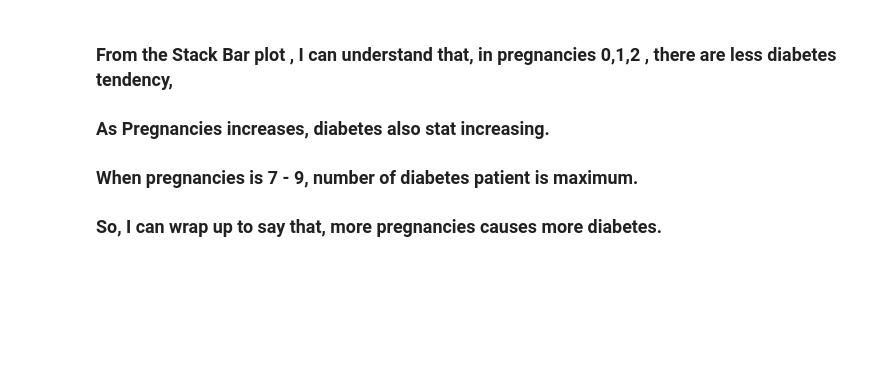
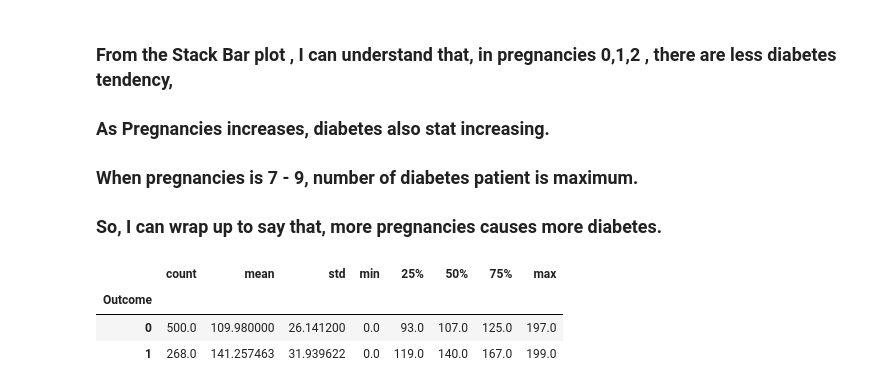
Before and after one commit to dinislamweb/diabetics-prediction-, a Jupyter notebook: diabetes_updated.ipynb, the cells around one changed output. Cells and saved outputs as stored; diff of their text form; code cells hidden in the pictures; blank space fills up the shorter version.

Commit message:
glucose vs outcome description added

```diff
--- a/diabetes_updated.ipynb
+++ b/diabetes_updated.ipynb
@@ -161,3 +161,11 @@ plt.show()
 ### As Pregnancies increases, diabetes also stat increasing.
 ### When pregnancies is 7 - 9, number of diabetes patient is maximum.
 ### So, I can wrap up to say that, more pregnancies causes more diabetes.
+# %%
+# Checking impact of glucose in diabetes
+df.groupby('Outcome')['Glucose'].describe()
+# %% [output]
+|  | count | mean | std | min | 25% | 50% | 75% | max |
+| Outcome |  |  |  |  |  |  |  |  |
+| 0 | 500.0 | 109.980000 | 26.141200 | 0.0 | 93.0 | 107.0 | 125.0 | 197.0 |
+| 1 | 268.0 | 141.257463 | 31.939622 | 0.0 | 119.0 | 140.0 | 167.0 | 199.0 |
```
Also changed, not shown: parts of 1 cell of this notebook.
